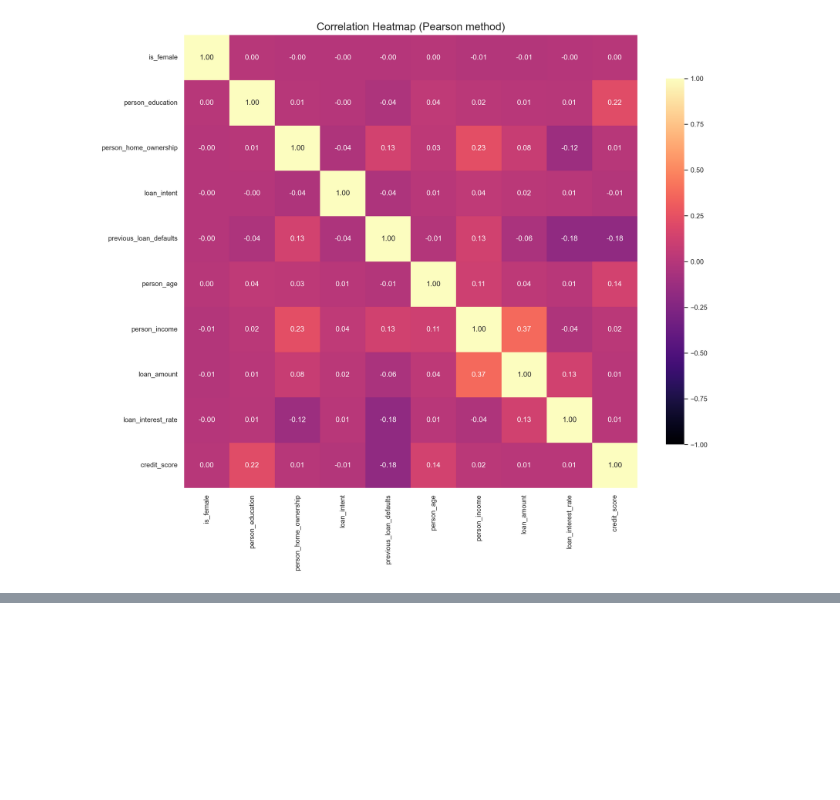
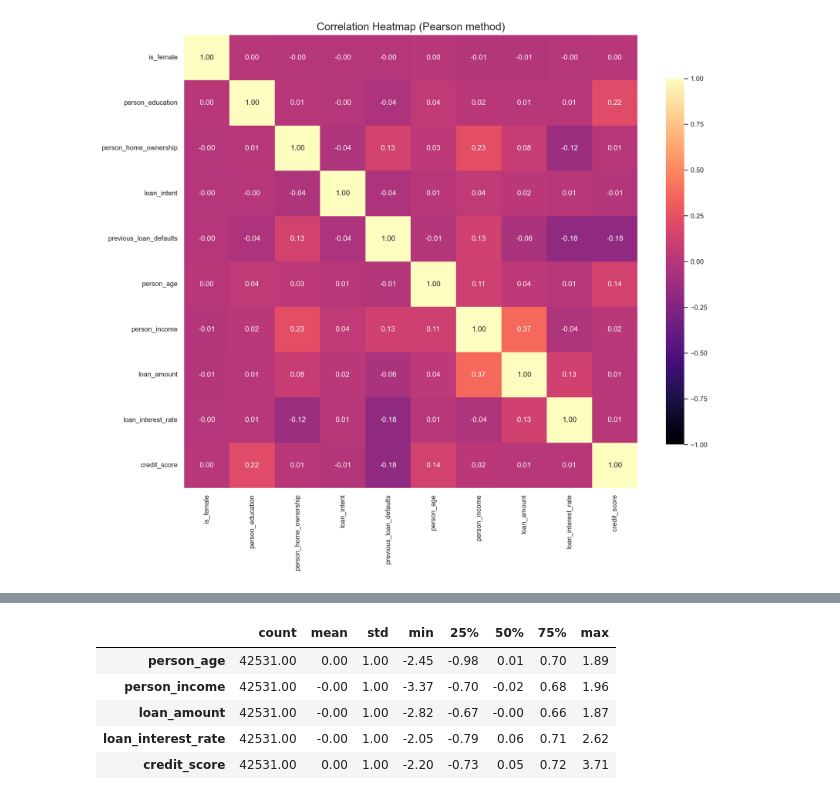
Before and after one commit to Jaymin151617/Credit-Risk-Analysis, a Jupyter notebook: notebooks/feature_engineering.ipynb, the cells around one changed output, grey strips where cells are left out. Cells and saved outputs as stored; diff of their text form; code cells hidden in the pictures; blank space fills up the shorter version.

```diff
--- a/notebooks/feature_engineering.ipynb
+++ b/notebooks/feature_engineering.ipynb
@@ -173,0 +195,9 @@ for col in num_variables:
+# %%
+transformed_df[num_variables].describe().transpose()
+# %% [output]
+|  | count | mean | std | min | 25% | 50% | 75% | max |
+| person_age | 42531.00 | 0.00 | 1.00 | -2.45 | -0.98 | 0.01 | 0.70 | 1.89 |
+| person_income | 42531.00 | -0.00 | 1.00 | -3.37 | -0.70 | -0.02 | 0.68 | 1.96 |
+| loan_amount | 42531.00 | -0.00 | 1.00 | -2.82 | -0.67 | -0.00 | 0.66 | 1.87 |
+| loan_interest_rate | 42531.00 | -0.00 | 1.00 | -2.05 | -0.79 | 0.06 | 0.71 | 2.62 |
+| credit_score | 42531.00 | 0.00 | 1.00 | -2.20 | -0.73 | 0.05 | 0.72 | 3.71 |
```
Also changed, not shown: parts of 8 cells of this notebook, 4 other files.
